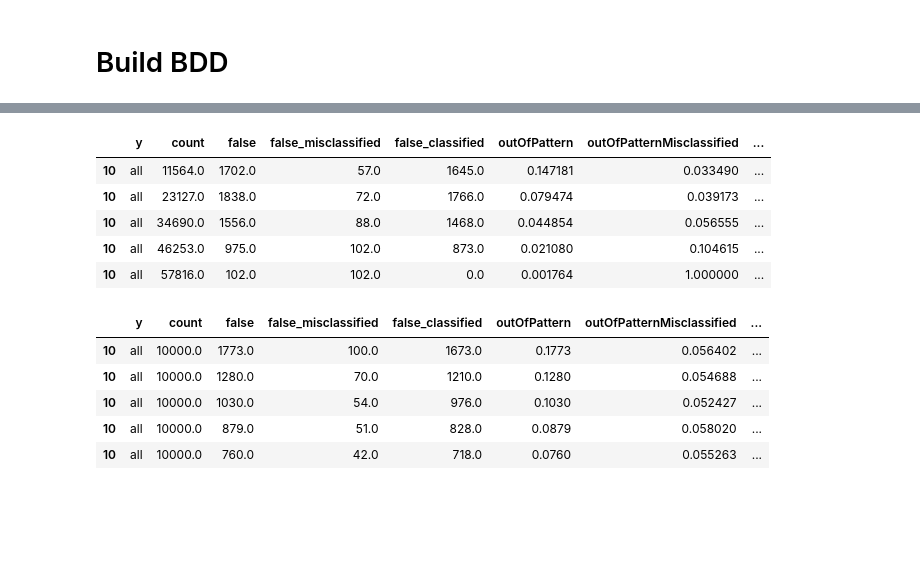
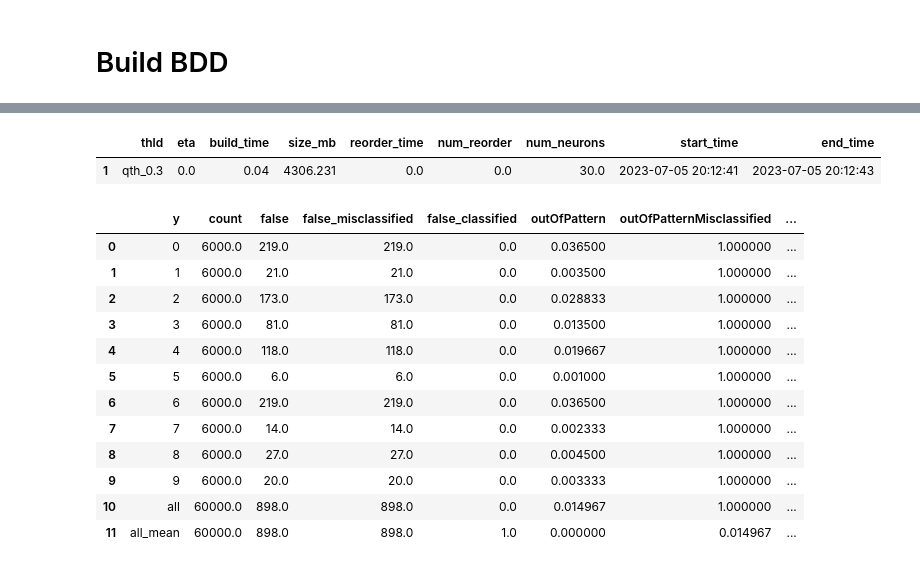
Before and after one commit to ahmadhatahet/runtime-monitoring, a Jupyter notebook: experiments/test-other-dataset.ipynb, the cells around one changed output, grey strips where cells are left out. Saved outputs shown, nothing was run; the diff lists cells and outputs as text; code cells hidden in the pictures; blank space fills up the shorter version.

```diff
--- a/experiments/test-other-dataset.ipynb
+++ b/experiments/test-other-dataset.ipynb
@@ -258,18 +212,21 @@ stats
-# %%
-train_scores.loc[ train_scores['y'] == 'all' ]
-# %% [output]
-|  | y | count | false | false_misclassified | false_classified | outOfPattern | outOfPatternMisclassified | ... |
-| 10 | all | 11564.0 | 1702.0 | 57.0 | 1645.0 | 0.147181 | 0.033490 | ... |
-| 10 | all | 23127.0 | 1838.0 | 72.0 | 1766.0 | 0.079474 | 0.039173 | ... |
-| 10 | all | 34690.0 | 1556.0 | 88.0 | 1468.0 | 0.044854 | 0.056555 | ... |
-| 10 | all | 46253.0 | 975.0 | 102.0 | 873.0 | 0.021080 | 0.104615 | ... |
-| 10 | all | 57816.0 | 102.0 | 102.0 | 0.0 | 0.001764 | 1.000000 | ... |
-# %%
-test_scores.loc[ test_scores['y'] == 'all' ]
-# %% [output]
-|  | y | count | false | false_misclassified | false_classified | outOfPattern | outOfPatternMisclassified | ... |
-| 10 | all | 10000.0 | 1773.0 | 100.0 | 1673.0 | 0.1773 | 0.056402 | ... |
-| 10 | all | 10000.0 | 1280.0 | 70.0 | 1210.0 | 0.1280 | 0.054688 | ... |
-| 10 | all | 10000.0 | 1030.0 | 54.0 | 976.0 | 0.1030 | 0.052427 | ... |
-| 10 | all | 10000.0 | 879.0 | 51.0 | 828.0 | 0.0879 | 0.058020 | ... |
-| 10 | all | 10000.0 | 760.0 | 42.0 | 718.0 | 0.0760 | 0.055263 | ... |
+# %%
+patterns.stats
+# %% [output]
+|  | thld | eta | build_time | size_mb | reorder_time | num_reorder | num_neurons | start_time | end_time |
+| 1 | qth_0.3 | 0.0 | 0.04 | 4306.231 | 0.0 | 0.0 | 30.0 | 2023-07-05 20:12:41 | 2023-07-05 20:12:43 |
+# %%
+df_train_scores
+# %% [output]
+|  | y | count | false | false_misclassified | false_classified | outOfPattern | outOfPatternMisclassified | ... |
+| 0 | 0 | 6000.0 | 219.0 | 219.0 | 0.0 | 0.036500 | 1.000000 | ... |
+| 1 | 1 | 6000.0 | 21.0 | 21.0 | 0.0 | 0.003500 | 1.000000 | ... |
+| 2 | 2 | 6000.0 | 173.0 | 173.0 | 0.0 | 0.028833 | 1.000000 | ... |
+| 3 | 3 | 6000.0 | 81.0 | 81.0 | 0.0 | 0.013500 | 1.000000 | ... |
+| 4 | 4 | 6000.0 | 118.0 | 118.0 | 0.0 | 0.019667 | 1.000000 | ... |
+| 5 | 5 | 6000.0 | 6.0 | 6.0 | 0.0 | 0.001000 | 1.000000 | ... |
+| 6 | 6 | 6000.0 | 219.0 | 219.0 | 0.0 | 0.036500 | 1.000000 | ... |
+| 7 | 7 | 6000.0 | 14.0 | 14.0 | 0.0 | 0.002333 | 1.000000 | ... |
+| 8 | 8 | 6000.0 | 27.0 | 27.0 | 0.0 | 0.004500 | 1.000000 | ... |
+| 9 | 9 | 6000.0 | 20.0 | 20.0 | 0.0 | 0.003333 | 1.000000 | ... |
+| 10 | all | 60000.0 | 898.0 | 898.0 | 0.0 | 0.014967 | 1.000000 | ... |
+| 11 | all_mean | 60000.0 | 898.0 | 898.0 | 1.0 | 0.000000 | 0.014967 | ... |
```
Also changed, not shown: parts of 14 cells of this notebook.
